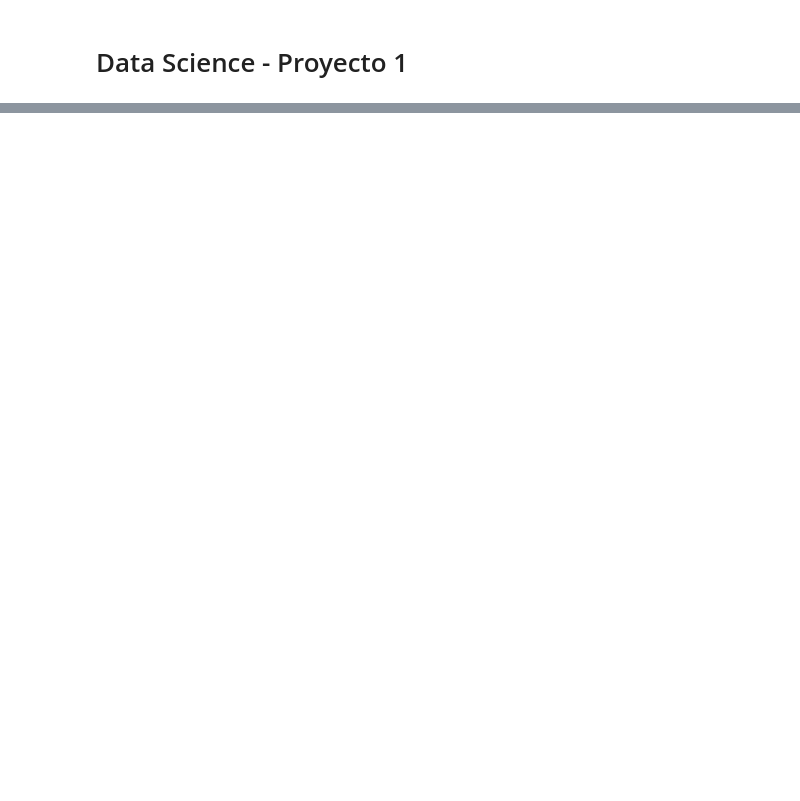
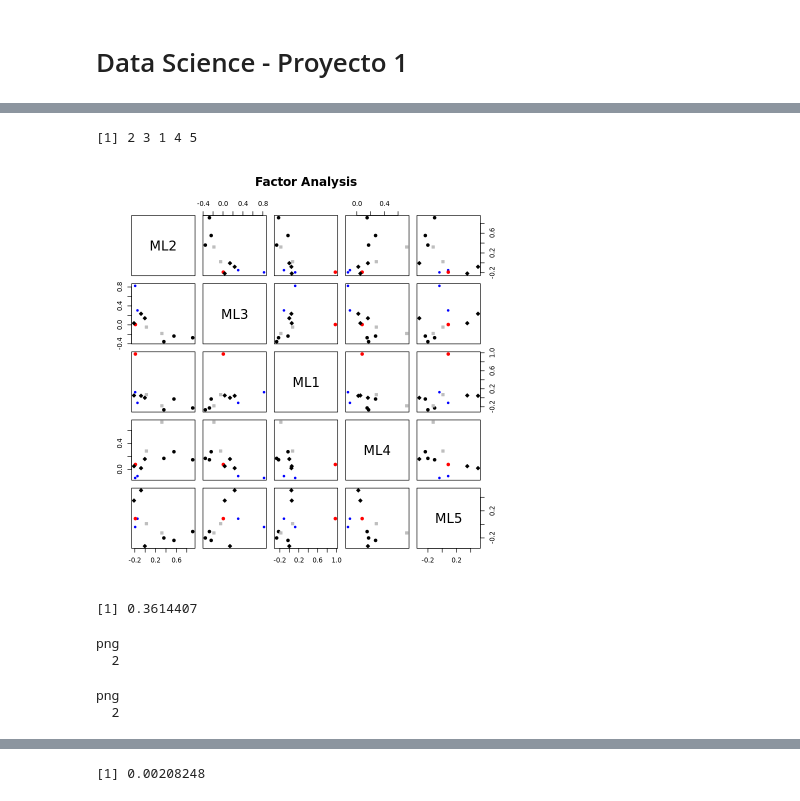
Before and after one commit to MantiMantilla/Proyecto-1-Topicos-Avanzados-Estadistica, a Jupyter notebook: notebook.ipynb, the cells around one changed output, grey strips where cells are left out. Saved outputs shown, nothing was run; the diff lists cells and outputs as text; code cells hidden in the pictures; blank space fills up the shorter version.

```diff
--- a/notebook.ipynb
+++ b/notebook.ipynb
@@ -125,0 +84,20 @@ fa.parallel(rho, fm="pa", fa="fa", main = "Scree Plot")
+# %%
+#Función para la moda
+Mode <- function(x, na.rm = FALSE) {
+  if(na.rm){
+    x = x[!is.na(x)]
+  }
+
+  ux <- unique(x)
+  return(ux[which.max(tabulate(match(x, ux)))])
+}
+# Imputacion de datos
+cols_interesantes <- data.frame(
+    sapply(
+        cols_interesantes,
+        function(x) ifelse(is.na(x),
+           Mode(x, na.rm = TRUE),
+            x)))
+
+cols_interesantes <- as.data.frame(lapply(cols_interesantes, ordered))
+cols_interesantes
@@ -125,0 +298,52 @@ fa.parallel(rho, fm="pa", fa="fa", main = "Scree Plot")
+# %%
+analisis.fa.3 <- fa(scores_df,
+                      nfactors = 3,
+                      fm = "ml",
+                      rotate = "varimax",
+                      warnings = T)
+
+
+analisis.fa <- fa(scores_df,
+                      nfactors = 5,
+                      fm = "ml",
+                      rotate = "varimax",
+                      warnings = T)
+
+analisis.fa.4 <- fa(scores_df,
+                      nfactors = 4,
+                      fm = "ml",
+                      rotate = "varimax",
+                      warnings = T)
+
+analisis.fa.6 <- fa(scores_df,
+                      nfactors = 6,
+                      fm = "ml",
+                      rotate = "varimax",
+                      warnings = T)
+
+analisis.fa
+print(analisis.fa$loadings)
+plot(analisis.fa)
+
+
+c(2,3,1,4,5)
+
+colnames(analisis.fa$loadings) <- c("Confianza", "Recursos", "Comodidad de buses", "Cobertura", "Infraestructura")
+fa.diagram(analisis.fa, cut=0)
+
+
+analisis.fa$PVAL
+jpeg(file="BIC.jpeg")
+plot(c(3,4,5), c(analisis.fa.3$BIC, analisis.fa.4$BIC, analisis.fa$BIC), type = "l", main = "BIC entre modelos",
+                    xlab = "Número de factores",  ylab="BIC")
+dev.off()
+jpeg(file="RMS.jpeg")
+plot(c(3,4,5,6), c(analisis.fa.3$rms, analisis.fa.4$rms, analisis.fa$rms, analisis.fa.6$rms),type = "l", main = "RMS entre modelos",
+                    xlab = "Número de factores", ylab="RMS")
+dev.off()
+jpeg(file="TLI.jpeg")
+plot(c(3,4,5,6), c(analisis.fa.3$TLI, analisis.fa.4$TLI, analisis.fa$TLI, analisis.fa.6$TLI), type = "l",main = "Tucker-Lewis entre modelos",
+                    xlab = "Número de factores", ylab="TLI")
+dev.off()
+analisis.fa.4$PVAL
+# %% [output]
@@ -125,0 +385,7 @@ fa.parallel(rho, fm="pa", fa="fa", main = "Scree Plot")
+[1] 2 3 1 4 5
+[figure, added]
+[1] 0.3614407
+png
+  2
+png
+  2
@@ -125,0 +394 @@ fa.parallel(rho, fm="pa", fa="fa", main = "Scree Plot")
+[1] 0.00208248
```
Also changed, not shown: parts of 30 cells of this notebook, 2 other files.
